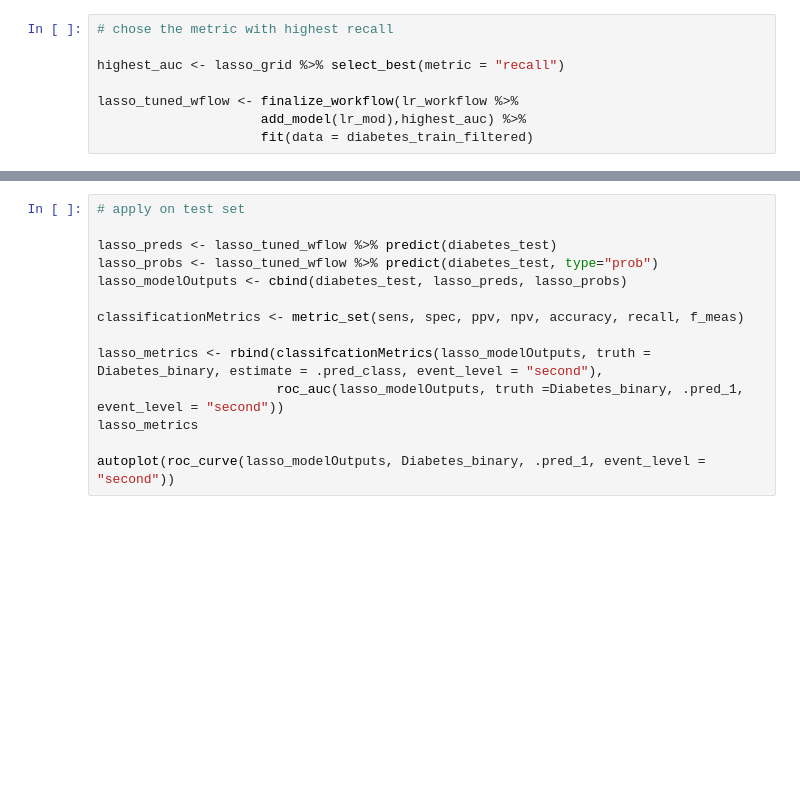
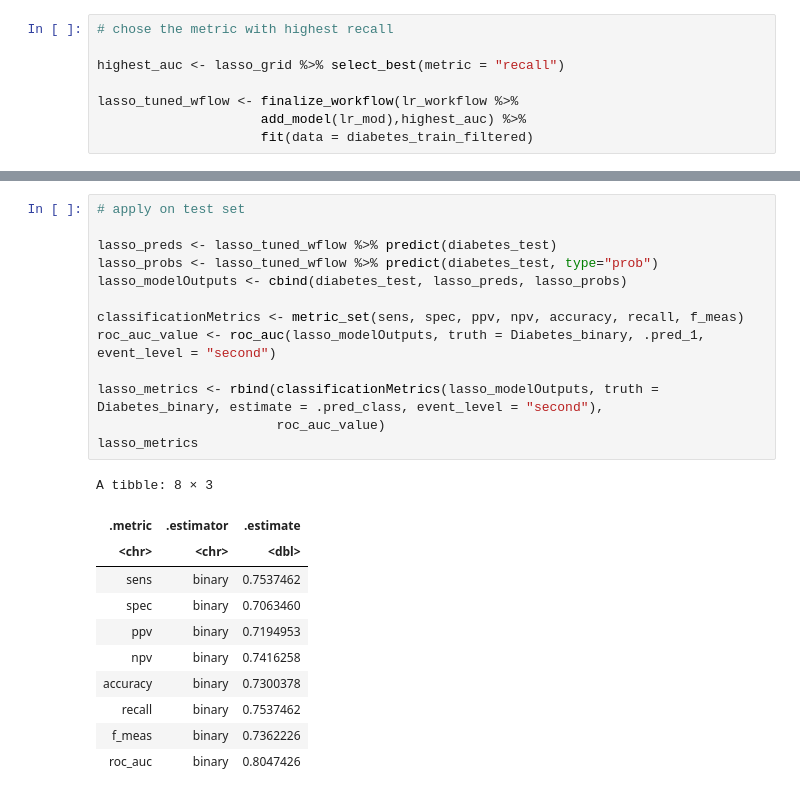
Before and after one commit to DSCI-310-2025/dsci-310-group-06, a Jupyter notebook: reports/diabetes_classification_report.ipynb, the cells around one changed output, grey strips where cells are left out. Drawn from its saved outputs; the diff is of its cells as text; blank space fills up the shorter version.

```diff
--- a/reports/diabetes_classification_report.ipynb
+++ b/reports/diabetes_classification_report.ipynb
@@ -237,14 +306,25 @@ lasso_tuned_wflow <- finalize_workflow(lr_workflow %>%
 # %%
 # apply on test set
 
 lasso_preds <- lasso_tuned_wflow %>% predict(diabetes_test)
 lasso_probs <- lasso_tuned_wflow %>% predict(diabetes_test, type="prob")
 lasso_modelOutputs <- cbind(diabetes_test, lasso_preds, lasso_probs)
 
 classificationMetrics <- metric_set(sens, spec, ppv, npv, accuracy, recall, f_meas)
+roc_auc_value <- roc_auc(lasso_modelOutputs, truth = Diabetes_binary, .pred_1, event_level = "second")
 
-lasso_metrics <- rbind(classifcationMetrics(lasso_modelOutputs, truth = Diabetes_binary, estimate = .pred_class, event_level = "second"),
-                       roc_auc(lasso_modelOutputs, truth =Diabetes_binary, .pred_1, event_level = "second"))
+lasso_metrics <- rbind(classificationMetrics(lasso_modelOutputs, truth = Diabetes_binary, estimate = .pred_class, event_level = "second"),
+                       roc_auc_value)
 lasso_metrics
-
-autoplot(roc_curve(lasso_modelOutputs, Diabetes_binary, .pred_1, event_level = "second"))
+# %% [output]
+A tibble: 8 × 3
+| .metric | .estimator | .estimate |
+| <chr> | <chr> | <dbl> |
+| sens | binary | 0.7537462 |
+| spec | binary | 0.7063460 |
+| ppv | binary | 0.7194953 |
+| npv | binary | 0.7416258 |
+| accuracy | binary | 0.7300378 |
+| recall | binary | 0.7537462 |
+| f_meas | binary | 0.7362226 |
+| roc_auc | binary | 0.8047426 |
```
Also changed, not shown: parts of 31 cells of this notebook, 1 other file.
